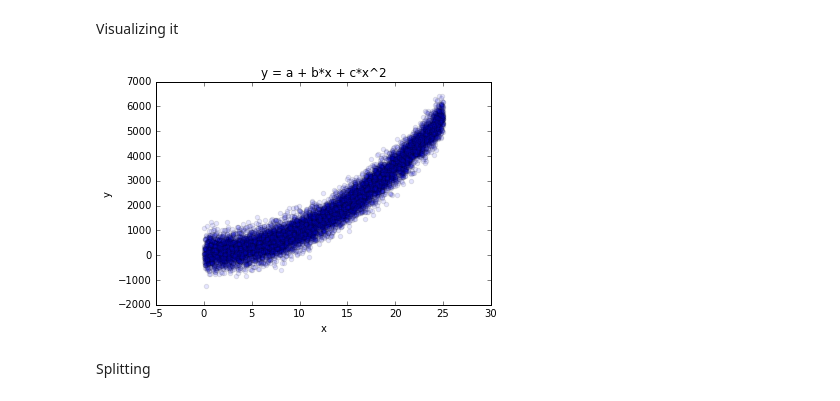
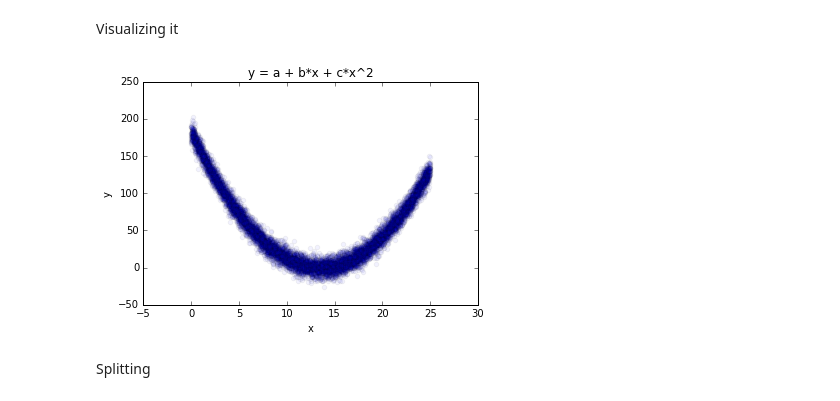
Before and after one commit to robinsones/dsp, a Jupyter notebook: challenges/submissions/04-linear_learning/adam/LinearLearning.ipynb, the cells around one changed output. Saved outputs shown, nothing was run; the diff lists cells and outputs as text; code cells hidden in the pictures.

```diff
--- a/challenges/submissions/04-linear_learning/adam/LinearLearning.ipynb
+++ b/challenges/submissions/04-linear_learning/adam/LinearLearning.ipynb
@@ -83,16 +83,16 @@ ols.score((np.log(x)).transpose()[:,None],y)
 # %% [markdown]
 Creating data
 # %%
-y = 122.1 - 4.8*x + 8.9*x**2 + np.random.normal(0,350,10000)
+y = 182 - 27*x + x**2 + np.random.normal(0,7.5,10000)
 # %% [markdown]
 Visualizing it
 # %%
-plt.scatter(x,y,alpha=.1);
+plt.scatter(x,y,alpha=.05);
 plt.xlabel('x');
 plt.ylabel('y');
 plt.title('y = a + b*x + c*x^2');
 # %% [output]
-[figure, old version]
+[figure, new version]
 # %% [markdown]
 Splitting
 # %%
```
Also changed, not shown: parts of 20 cells of this notebook, 4 other files.
